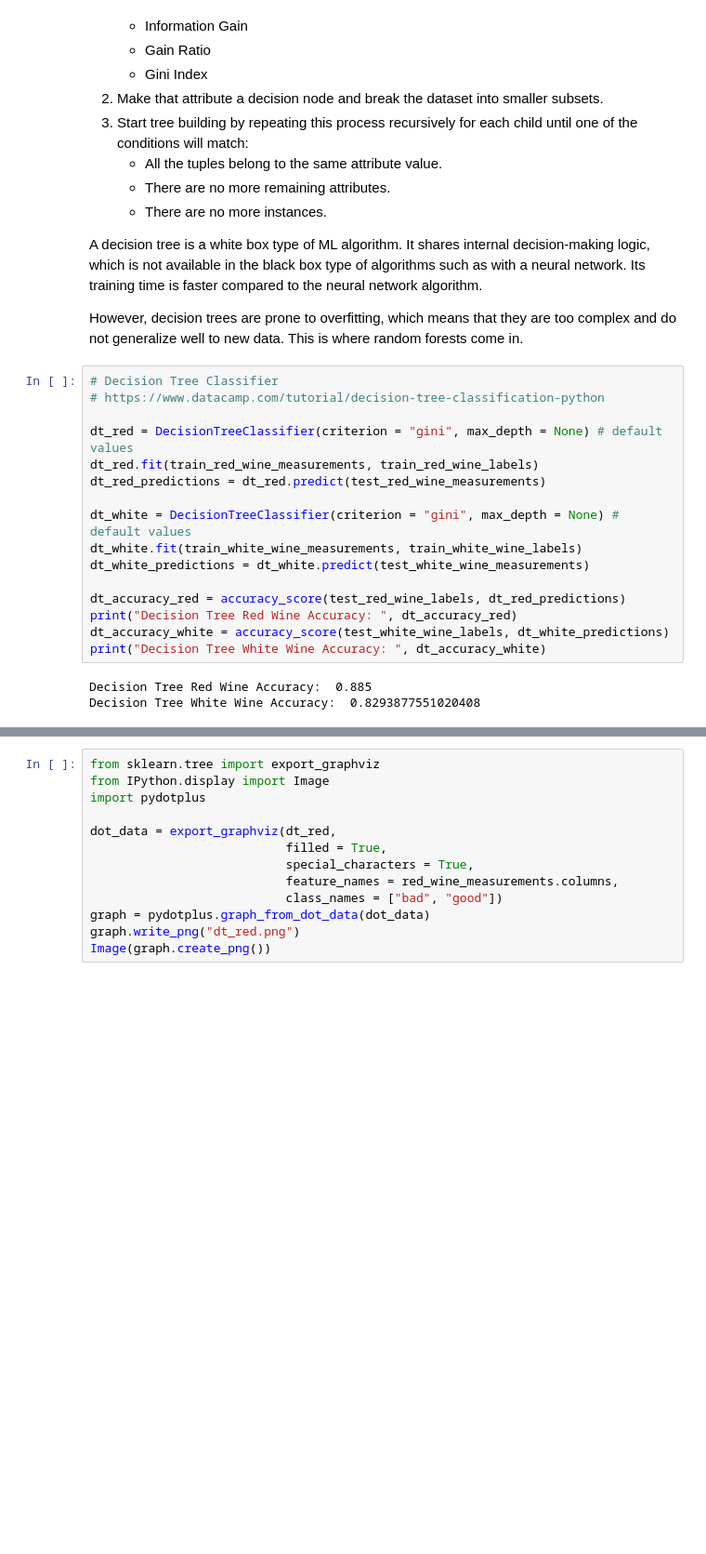
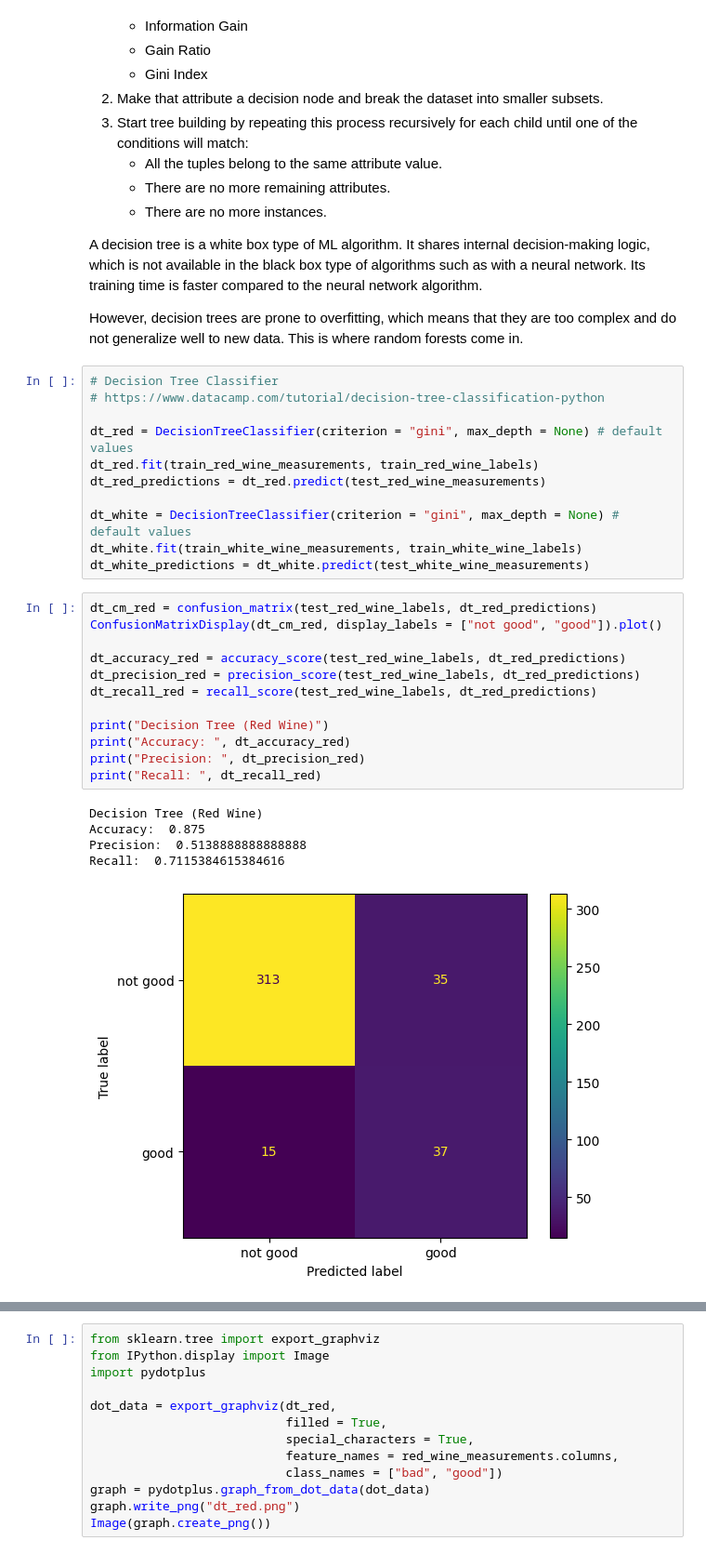
Before and after one commit to vibilanj/cmps, a Jupyter notebook: homework/Final_Presentation.ipynb, the cells around one changed output, grey strips where cells are left out. Shown at 93% size. Saved outputs shown, nothing was run; the diff lists cells and outputs as text; blank space fills up the shorter version.

```diff
--- a/homework/Final_Presentation.ipynb
+++ b/homework/Final_Presentation.ipynb
@@ -88,11 +88,21 @@ dt_red_predictions = dt_red.predict(test_red_wine_measurements)
 dt_white = DecisionTreeClassifier(criterion = "gini", max_depth = None) # default values
 dt_white.fit(train_white_wine_measurements, train_white_wine_labels)
 dt_white_predictions = dt_white.predict(test_white_wine_measurements)
-
-dt_accuracy_red = accuracy_score(test_red_wine_labels, dt_red_predictions)
-print("Decision Tree Red Wine Accuracy: ", dt_accuracy_red)
-dt_accuracy_white = accuracy_score(test_white_wine_labels, dt_white_predictions)
-print("Decision Tree White Wine Accuracy: ", dt_accuracy_white)
-# %% [output]
-Decision Tree Red Wine Accuracy:  0.885
-Decision Tree White Wine Accuracy:  0.8293877551020408
+# %%
+dt_cm_red = confusion_matrix(test_red_wine_labels, dt_red_predictions)
+ConfusionMatrixDisplay(dt_cm_red, display_labels = ["not good", "good"]).plot()
+
+dt_accuracy_red = accuracy_score(test_red_wine_labels, dt_red_predictions)
+dt_precision_red = precision_score(test_red_wine_labels, dt_red_predictions)
+dt_recall_red = recall_score(test_red_wine_labels, dt_red_predictions)
+
+print("Decision Tree (Red Wine)")
+print("Accuracy: ", dt_accuracy_red)
+print("Precision: ", dt_precision_red)
+print("Recall: ", dt_recall_red)
+# %% [output]
+Decision Tree (Red Wine)
+Accuracy:  0.875
+Precision:  0.5138888888888888
+Recall:  0.7115384615384616
+[figure, added]
```
Also changed, not shown: parts of 8 cells of this notebook.
